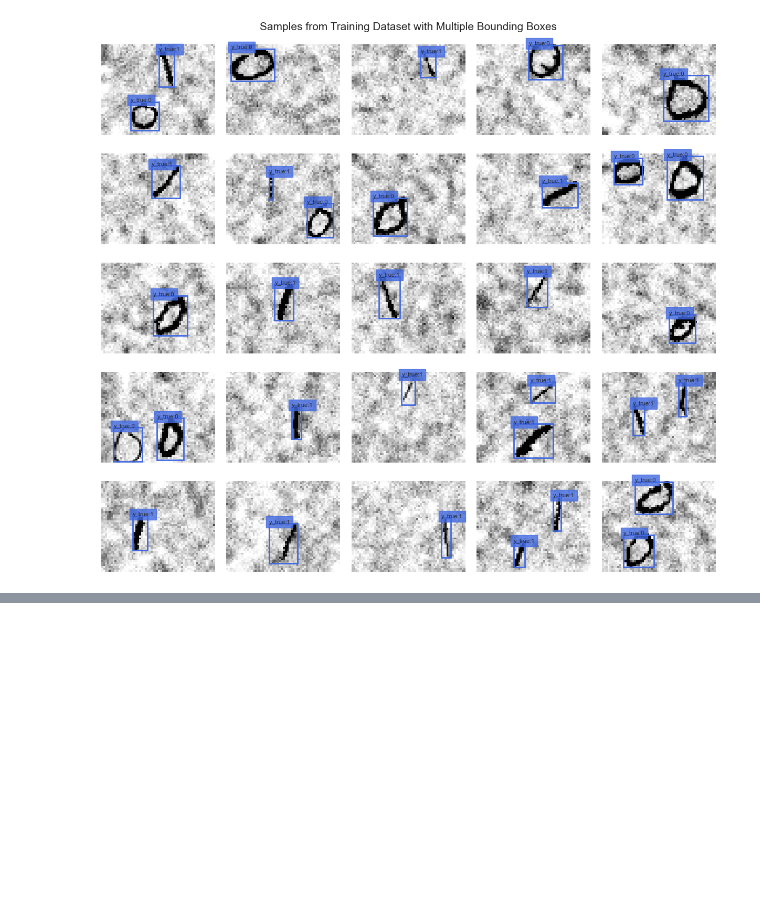
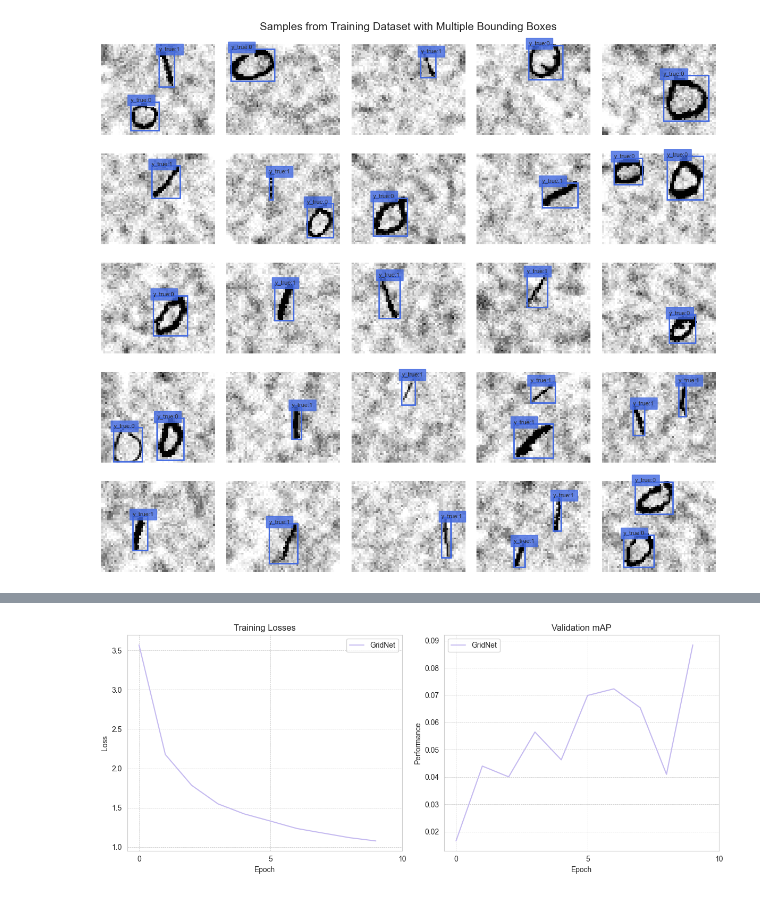
Before and after one commit to kuimetra/deep_learning, a Jupyter notebook: Project 2/main.ipynb, the cells around one changed output, grey strips where cells are left out. Drawn from its saved outputs; the diff is of its cells as text; code cells hidden in the pictures; blank space fills up the shorter version.

```diff
--- a/Project 2/main.ipynb
+++ b/Project 2/main.ipynb
@@ -828,10 +833,10 @@ def local_to_global(grid, H_out=2, W_out=3):  # converting for performance calcu
 
     for cell_y in range(H_out):
         for cell_x in range(W_out):
-            p_c, x, y, w, h, c = grid[cell_y, cell_x]
+            p_c, x, y, w, h, *c = grid[cell_y, cell_x]
 
             # check if the cell contains an object
-            if p_c == 1:
+            if torch.sigmoid(p_c).item() > 0.5:
                 # reverse normalization and adjustment for x, y, w, and h
                 x = (x + cell_x) * cell_width
                 y = (y + cell_y) * cell_height
@@ -839,7 +844,7 @@ def local_to_global(grid, H_out=2, W_out=3):  # converting for performance calcu
                 h = h * cell_height
 
                 # reconstruct the original bounding box
-                bbox = torch.tensor([p_c, x, y, w, h, c], dtype=torch.float32)
+                bbox = torch.tensor([p_c, x, y, w, h, *c], dtype=torch.float32)
                 bboxes.append(bbox)
 
     return bboxes
@@ -1020,3 +1129,37 @@ object_detection_train(ObjectDet_model, optimizer, detection_train_loader)
+# %%
+det_model_info_list = [
+    {'name': 'GridNet', 'model': GridNet_model, 'train_loss': GridNet_train_losses, 'mAP': GridNet_val_mAPs},
+]
+# %%
+def plot_det_model_performances(model_info_list, epochs):
+    plt.figure(figsize=(12, 5))
+
+    plt.subplot(1, 2, 1)
+    for i, model_info in enumerate(model_info_list, 1):
+        plt.plot(model_info['train_loss'], label=model_info['name'], color=cmap[i * 4])
+    plt.title('Training Losses')
+    plt.xlabel('Epoch')
+    plt.ylabel('Loss')
+    plt.xticks(range(0, epochs + 1, 5))
+    plt.legend()
+    plt.grid(color='silver', linestyle='--', linewidth=0.5)
+
+    plt.subplot(1, 2, 2)
+    for i, model_info in enumerate(model_info_list, 1):
+        plt.plot(model_info['mAP'], label=model_info['name'], color=cmap[i * 4])
+    plt.title('Validation mAP')
+    plt.xlabel('Epoch')
+    plt.ylabel('Performance')
+    plt.xticks(range(0, epochs + 1, 5))
+    plt.legend()
+    plt.grid(color='silver', linestyle='--', linewidth=0.5)
+
+    plt.tight_layout()
+    plt.show()
+# %%
+plot_det_model_performances(det_model_info_list, epochs=10)
+# %% [output]
+[figure, added]
 # %%
 def plot_det_model_predictions(model, dataset, model_name, H_out=2, W_out=3):
     model.eval()
```
Also changed, not shown: parts of 25 cells of this notebook.
